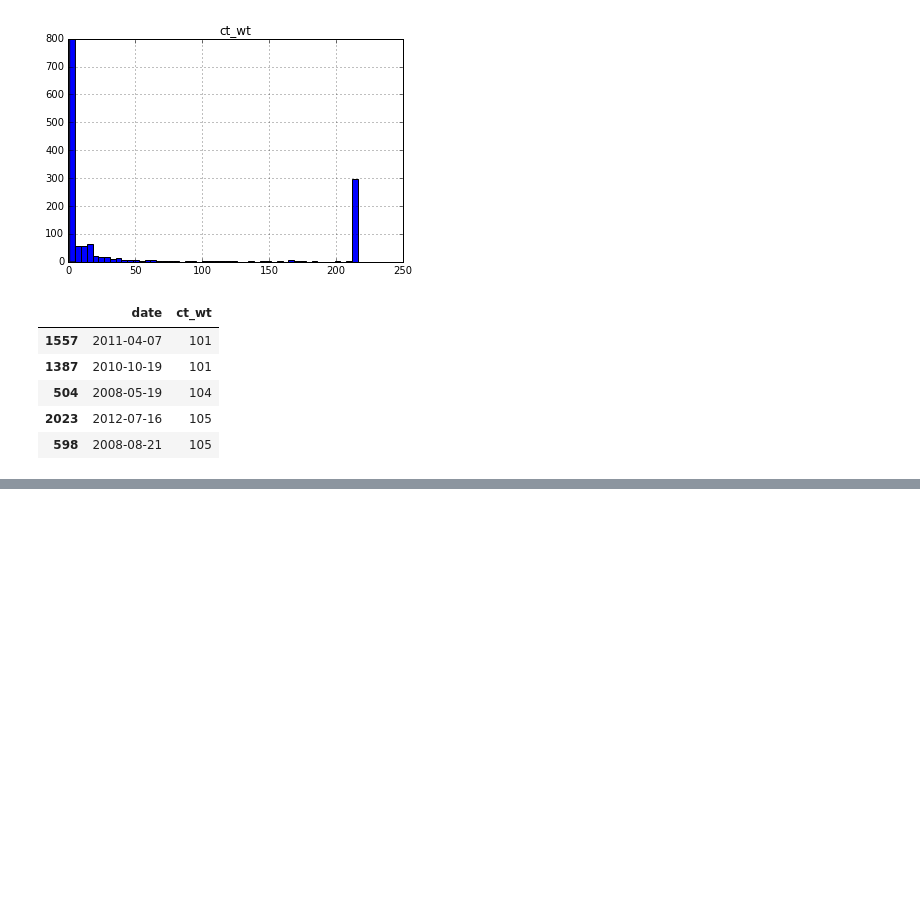
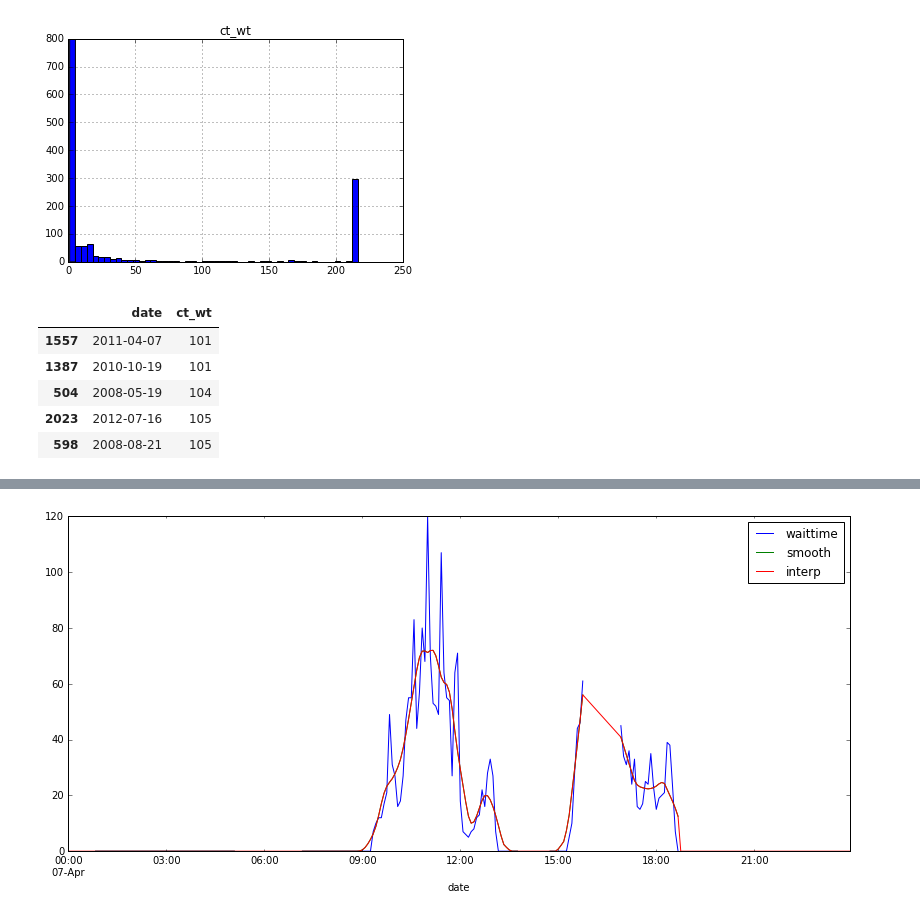
Before and after one commit to jngseattle/BorderCrossing, a Jupyter notebook: code/EDA-smoothing.ipynb, the cells around one changed output, grey strips where cells are left out. Saved outputs shown, nothing was run; the diff lists cells and outputs as text; code cells hidden in the pictures; blank space fills up the shorter version.

```diff
--- a/code/EDA-smoothing.ipynb
+++ b/code/EDA-smoothing.ipynb
@@ -230,0 +235,9 @@ dfday1.plot(figsize=(14,6));
+# %%
+dfday1_nonull = df1[(df1.year==2011) & (df1.month==4) & (df1.dayofmonth==7)].set_index('date')
+dfday1_nonull = dfday1_nonull.join(dfday1.smooth, how='left')
+
+dfday1_nonull['interp'] = dfday1_nonull.smooth.interpolate('slinear')
+dfday1_nonull.interp = dfday1_nonull.interp.fillna(0)
+dfday1_nonull[['waittime', 'smooth', 'interp']].plot(figsize=(14,6));
+# %% [output]
+[figure, added]
```
Also changed, not shown: parts of 18 cells of this notebook.
